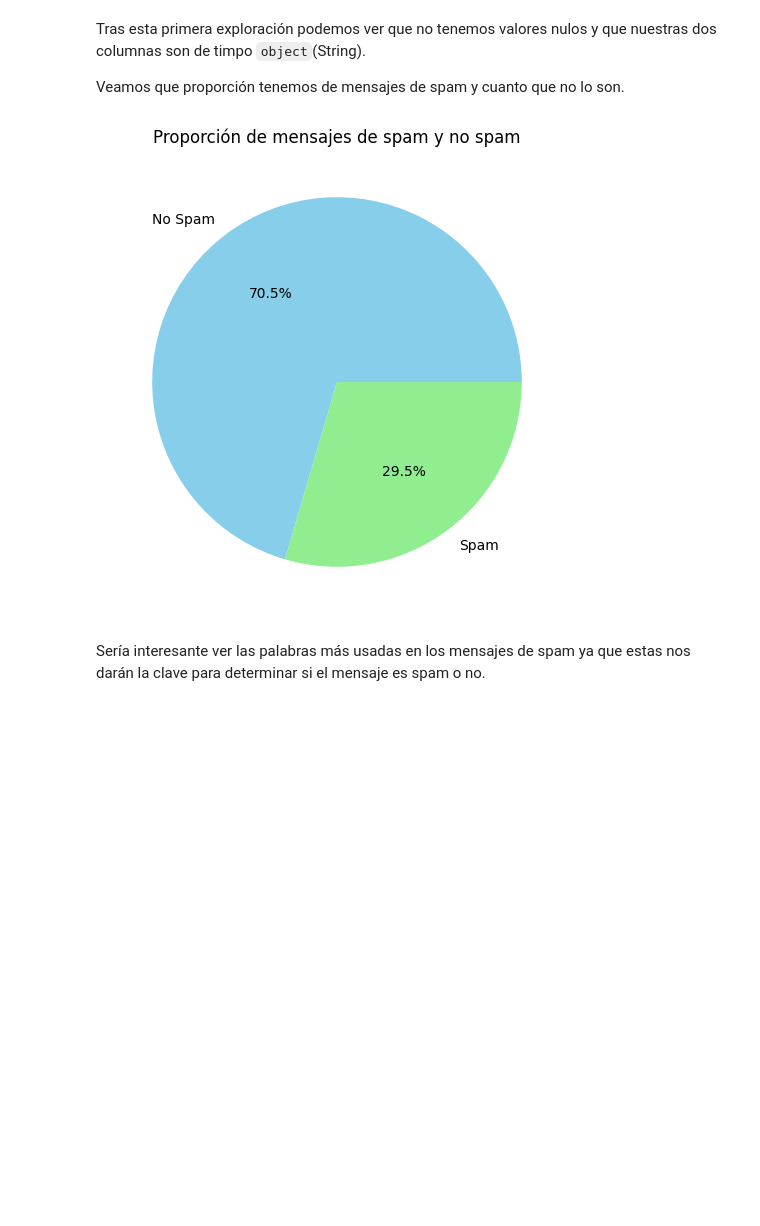
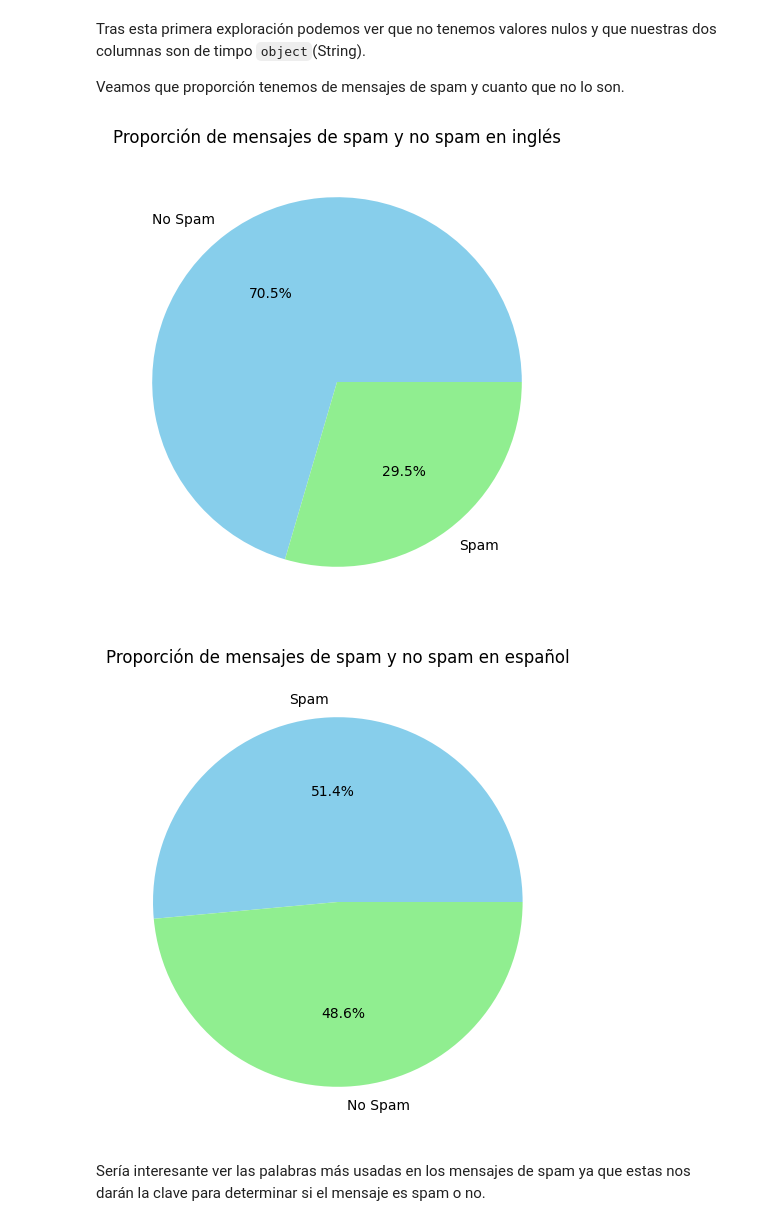
Before and after one commit to DaniRamirezVaquero/Proyecto-clasificacion-binaria--spam-, a Jupyter notebook: proyecto_clasificador_binario_NPL.ipynb, the cells around one changed output. Cells and saved outputs as stored; diff of their text form; code cells hidden in the pictures; blank space fills up the shorter version.

```diff
--- a/proyecto_clasificador_binario_NPL.ipynb
+++ b/proyecto_clasificador_binario_NPL.ipynb
@@ -74,12 +132,20 @@ Tras esta primera exploración podemos ver que no tenemos valores nulos y que nu
 Veamos que proporción tenemos de mensajes de spam y cuanto que no lo son.
 # %%
 plt.figure(figsize=(6, 6))
-english_df['text_type'].value_counts().rename(index={'spam': 'Spam', 'ham': 'No Spam'}).plot(kind='pie', autopct='%1.1f%%', colors=['skyblue', 'lightgreen'])
-plt.title('Proporción de mensajes de spam y no spam')
+english_df['type'].value_counts().rename(index={'spam': 'Spam', 'ham': 'No Spam'}).plot(kind='pie', autopct='%1.1f%%', colors=['skyblue', 'lightgreen'])
+plt.title('Proporción de mensajes de spam y no spam en inglés')
 plt.ylabel('')
 plt.show()
 # %% [output]
-[figure, old version]
+[figure, new version]
+# %%
+plt.figure(figsize=(6, 6))
+spanish_df['type'].value_counts().rename(index={'spam': 'Spam', 'ham': 'No Spam'}).plot(kind='pie', autopct='%1.1f%%', colors=['skyblue', 'lightgreen'])
+plt.title('Proporción de mensajes de spam y no spam en español')
+plt.ylabel('')
+plt.show()
+# %% [output]
+[figure, added]
 # %% [markdown]
 Sería interesante ver las palabras más usadas en los mensajes de spam ya que estas nos darán la clave para determinar si el mensaje es spam o no.
 # %%
```
Also changed, not shown: parts of 43 cells of this notebook, 9 other files.
